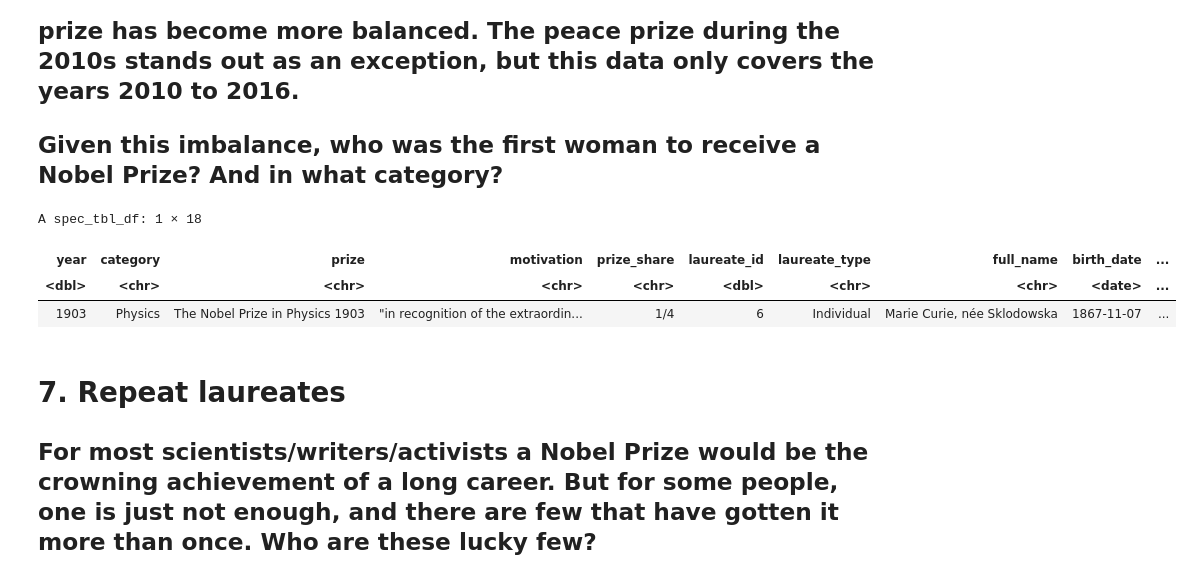
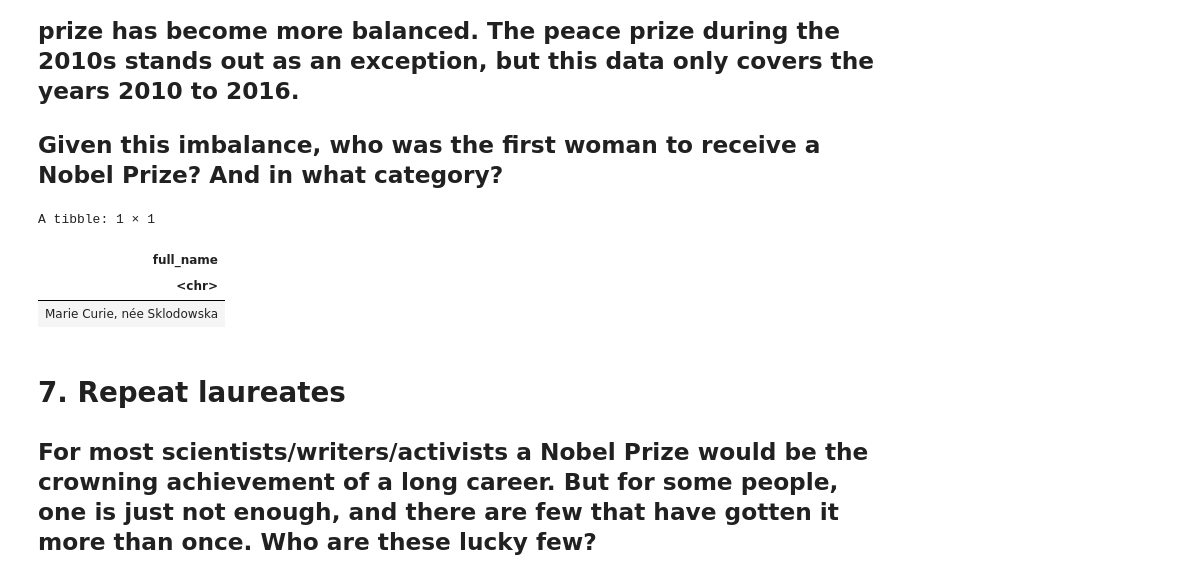
Before and after one commit to iiharsha/R-proj, a Jupyter notebook: nobelAnalysis.ipynb, the cells around one changed output. Cells and saved outputs as stored; diff of their text form; code cells hidden in the pictures.

```diff
--- a/nobelAnalysis.ipynb
+++ b/nobelAnalysis.ipynb
@@ -181,13 +198,14 @@ ggplot(prop_female_winners, aes(x = decade, y = proportion)) +
 # %%
 # picking the first woman to win the Nobel Prize
 nobel %>%
     filter(sex == "Female") %>%
-    top_n(1, desc(year))
+    top_n(1, desc(year))%>%
+    select(full_name)
 # %% [output]
-A spec_tbl_df: 1 × 18
+A tibble: 1 × 1
-| year | category | prize | motivation | prize_share | laureate_id | laureate_type | full_name | birth_date | ... |
-| <dbl> | <chr> | <chr> | <chr> | <chr> | <dbl> | <chr> | <chr> | <date> | ... |
-| 1903 | Physics | The Nobel Prize in Physics 1903 | "in recognition of the extraordin... | 1/4 | 6 | Individual | Marie Curie, née Sklodowska | 1867-11-07 | ... |
+| full_name |
+| <chr> |
+| Marie Curie, née Sklodowska |
 # %% [markdown]
 
 # 7. Repeat laureates
```
Also changed, not shown: parts of 2 cells of this notebook.
